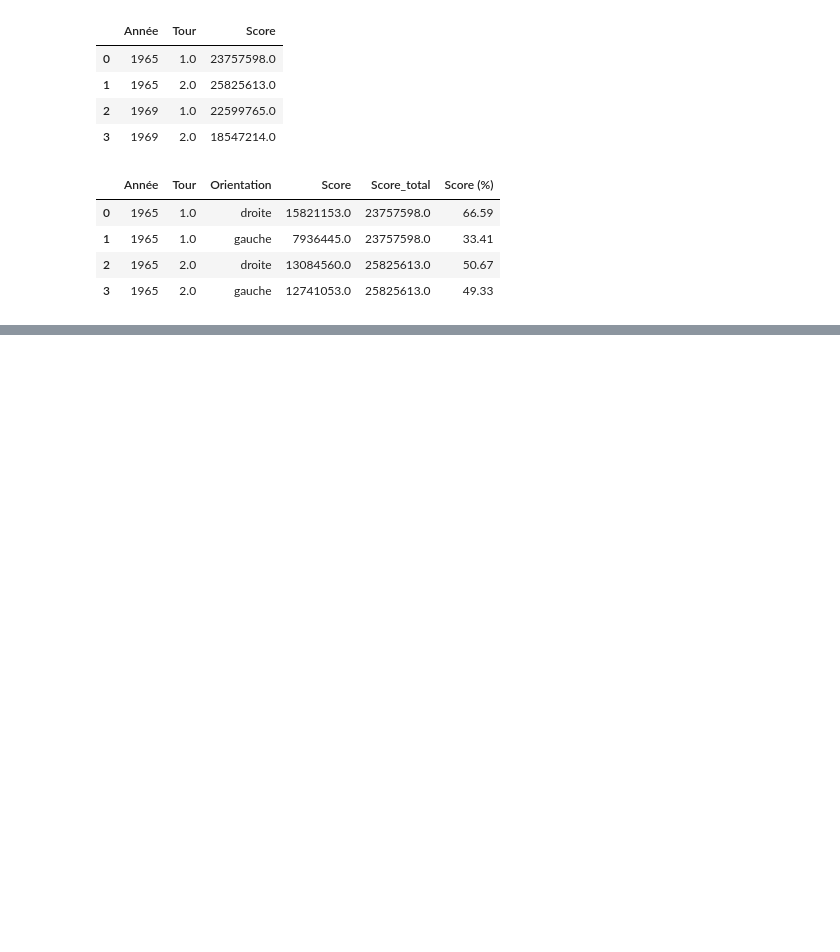
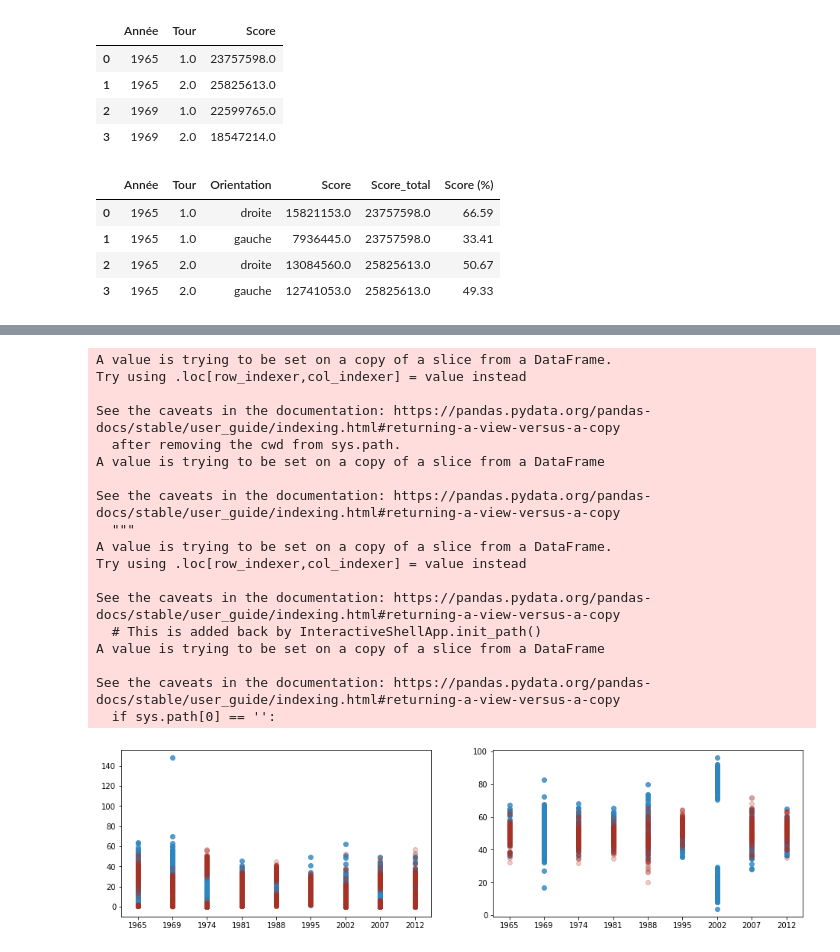
Before and after one commit to h4r1c0t/WildCodeSchool, a Jupyter notebook: Project/Datathon#1/Scripts/Analyses_data_présidentielles_1965-2012.ipynb, the cells around one changed output, grey strips where cells are left out. Cells and saved outputs as stored; diff of their text form; code cells hidden in the pictures; blank space fills up the shorter version.

```diff
--- a/Project/Datathon#1/Scripts/Analyses_data_présidentielles_1965-2012.ipynb
+++ b/Project/Datathon#1/Scripts/Analyses_data_présidentielles_1965-2012.ipynb
@@ -86,0 +186,38 @@ tab1[tab1['Année'] == 2012]
+# %%
+fig = plt.subplots(figsize = (16, 4))
+
+plt_data = dfSc[dfSc['Tour'] == 1]
+plt_data['Année'] = plt_data['Année'].astype(str)
+plt_data.sort_values(['Année'], inplace = True)
+ax1 = plt.subplot(121)
+ax1.scatter('Année', 'Score (%)', data = plt_data[plt_data['Orientation'] == 'droite'], label = 'Droite', color = '#2E86C1', alpha = .8)
+ax1.scatter('Année', 'Score (%)', data = plt_data[plt_data['Orientation'] == 'gauche'], label = 'Gauche', color = '#A93226', alpha = .25)
+
+plt_data = dfSc[dfSc['Tour'] == 2]
+plt_data['Année'] = plt_data['Année'].astype(str)
+plt_data.sort_values(['Année'], inplace = True)
+ax2 = plt.subplot(122)
+ax2.scatter('Année', 'Score (%)', data = plt_data[plt_data['Orientation'] == 'droite'], label = 'Droite', color = '#2E86C1', alpha = .8)
+ax2.scatter('Année', 'Score (%)', data = plt_data[plt_data['Orientation'] == 'gauche'], label = 'Gauche', color = '#A93226', alpha = .25)
+
+plt.show()
+# %% [output]
+A value is trying to be set on a copy of a slice from a DataFrame.
+Try using .loc[row_indexer,col_indexer] = value instead
+
+See the caveats in the documentation: https://pandas.pydata.org/pandas-docs/stable/user_guide/indexing.html#returning-a-view-versus-a-copy
+  after removing the cwd from sys.path.
+A value is trying to be set on a copy of a slice from a DataFrame
+
+See the caveats in the documentation: https://pandas.pydata.org/pandas-docs/stable/user_guide/indexing.html#returning-a-view-versus-a-copy
+  """
+A value is trying to be set on a copy of a slice from a DataFrame.
+Try using .loc[row_indexer,col_indexer] = value instead
+
+See the caveats in the documentation: https://pandas.pydata.org/pandas-docs/stable/user_guide/indexing.html#returning-a-view-versus-a-copy
+  # This is added back by InteractiveShellApp.init_path()
+A value is trying to be set on a copy of a slice from a DataFrame
+
+See the caveats in the documentation: https://pandas.pydata.org/pandas-docs/stable/user_guide/indexing.html#returning-a-view-versus-a-copy
+  if sys.path[0] == '':
+[figure, added]
```
Also changed, not shown: parts of 14 cells of this notebook, 2 other files.
